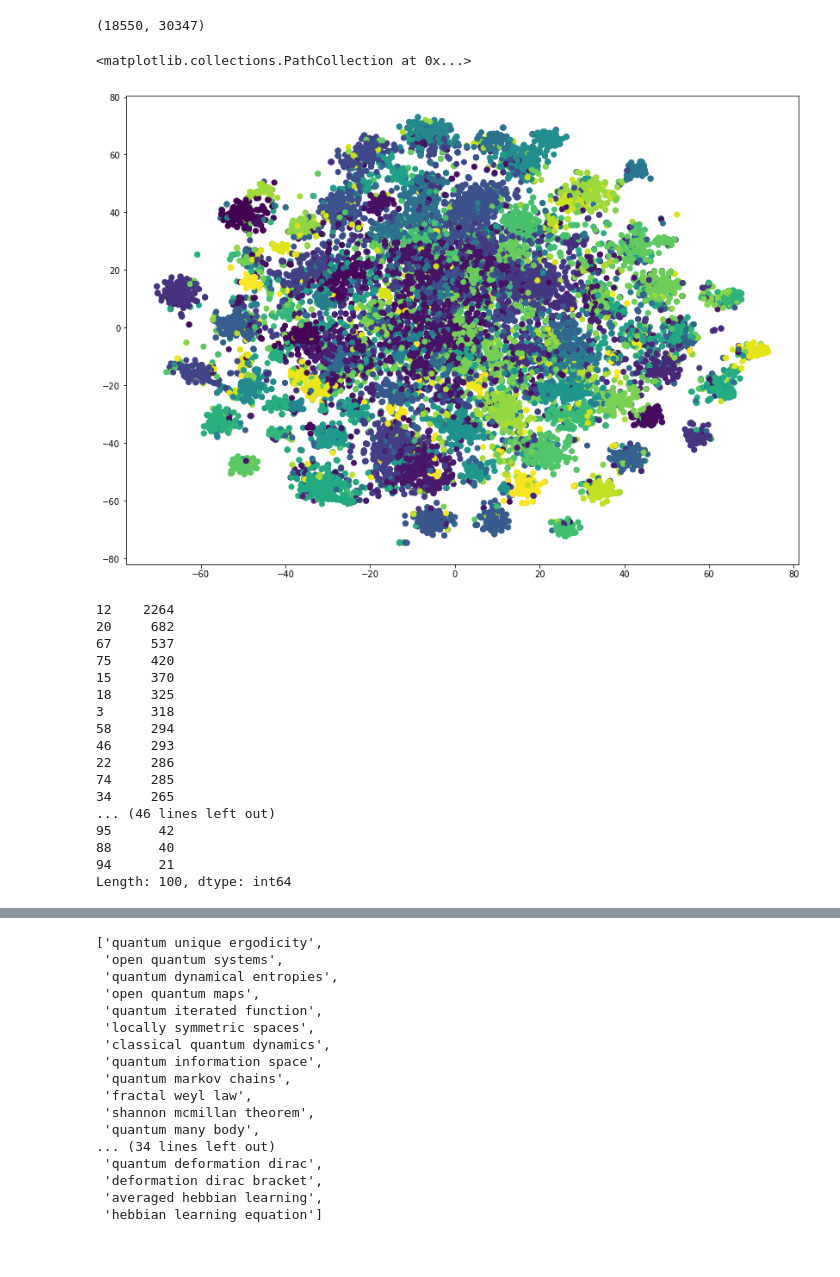
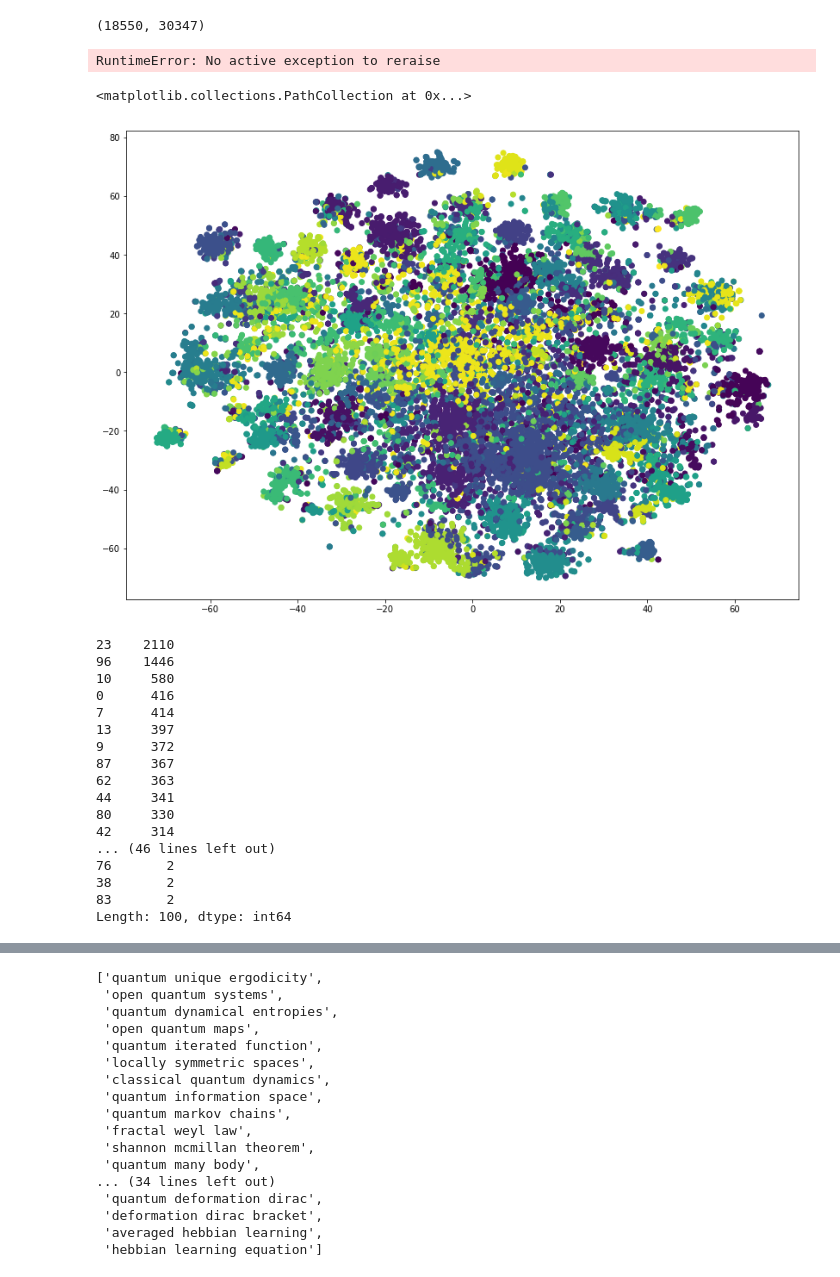
Before and after one commit to atkm/arxiv-project, a Jupyter notebook: analysis/abstract_analysis.ipynb, the cells around one changed output, grey strips where cells are left out. Cells and saved outputs as stored; diff of their text form; code cells hidden in the pictures.

```diff
--- a/analysis/abstract_analysis.ipynb
+++ b/analysis/abstract_analysis.ipynb
@@ -29,7 +30,7 @@ stopwords = set(stopwords.words('english'))
 ## Setup
 # %%
 import pickle
-with open('../metha-all-math.pkl','rb') as f:
+with open('../dumps/metha-all-math.pkl','rb') as f:
     df = pickle.load(f)
 
 def remove_stopwords(text):
@@ -40,7 +41,7 @@ df['abstract'] = df['abstract'].apply(lambda t: t.replace('\n',' '))\
 df['title'] = df['title'].apply(lambda t: t.replace('\n',' '))\
                     .apply(remove_stopwords)
 # %%
-mask = df['categories'].apply(lambda cs: True if 'math.DS' in cs else False)
+mask = df['categories'].apply(lambda cs: 'math.DS' in cs)
 df_DS = df[mask]
 abs_DS = df_DS.apply(lambda row:
                      '. '.join([row['title'], row['abstract']]), axis=1)
@@ -73,4 +75,8 @@ MiniBatchKMeans benchmark:
 - n_clusters = 100, n_init=1 -> 44s
 - n_clusters = 100, n_init=3 (default) -> 53s
 - n_clusters = 100, reassignment_ratio=0.05 -> 53s
+# %%
+# PARAMETERS
+n_clusters = 100
+ngram_range = (1,2)
 # %%
@@ -135,7 +145,7 @@ abs_DS_tfidf = tfidf_vect.transform(abs_DS)
 # %%
 # Eat too much memory for 2-grams
 from sklearn.decomposition import TruncatedSVD
-pca = TruncatedSVD(n_components=100)
+pca = TruncatedSVD(n_components=50)
 pca.fit(abs_DS_tfidf)
 abs_DS_svd = pca.transform(abs_DS_tfidf)
 # %%
@@ -156,27 +163,40 @@ cluster = kmeans.predict(abs_DS_tfidf)
 # %%
+raise # don't run this cell. Non-minibatch kmeans is expensive.
+kmeans = KMeans(n_clusters=n_clusters).fit(abs_DS_tfidf)
+cluster = kmeans.predict(abs_DS_tfidf)
 #visualization
 plt.figure(figsize=(14,10))
 plt.scatter(abs_DS_tsne[:, 0], abs_DS_tsne[:, 1], c=cluster, cmap=plt.cm.viridis)
 # %% [output]
-<matplotlib.collections.PathCollection at 0x...>
+RuntimeError: No active exception to reraise
-[figure, removed]
+# %%
+# compare minibatch kmeans with normal version, which did a decent job identifying outer clusters.
+# larger batch_size and ratio=0 produce similar clusters
+kmeans = MiniBatchKMeans(n_clusters=n_clusters, batch_size=1000, reassignment_ratio=0).fit(abs_DS_tfidf)
+cluster = kmeans.predict(abs_DS_tfidf)
+plt.figure(figsize=(14,10))
+plt.scatter(abs_DS_tsne[:, 0], abs_DS_tsne[:, 1], c=cluster, cmap=plt.cm.viridis)
+# there are distinctly clusters. 100 clusters seem about right.
+# %% [output]
+<matplotlib.collections.PathCollection at 0x...>
+[figure, added]
 # %%
 pd.Series(cluster).value_counts()
 # %% [output]
-12    2264
-20     682
-67     537
-75     420
-15     370
-18     325
-3      318
-58     294
-46     293
-22     286
-74     285
-34     265
+23    2110
+96    1446
+10     580
+0      416
+7      414
+13     397
+9      372
+87     367
+62     363
+44     341
+80     330
+42     314
 ... (46 lines left out)
-95      42
-88      40
-94      21
+76       2
+38       2
+83       2
 Length: 100, dtype: int64
```
Also changed, not shown: parts of 12 cells of this notebook, 3 other files.
